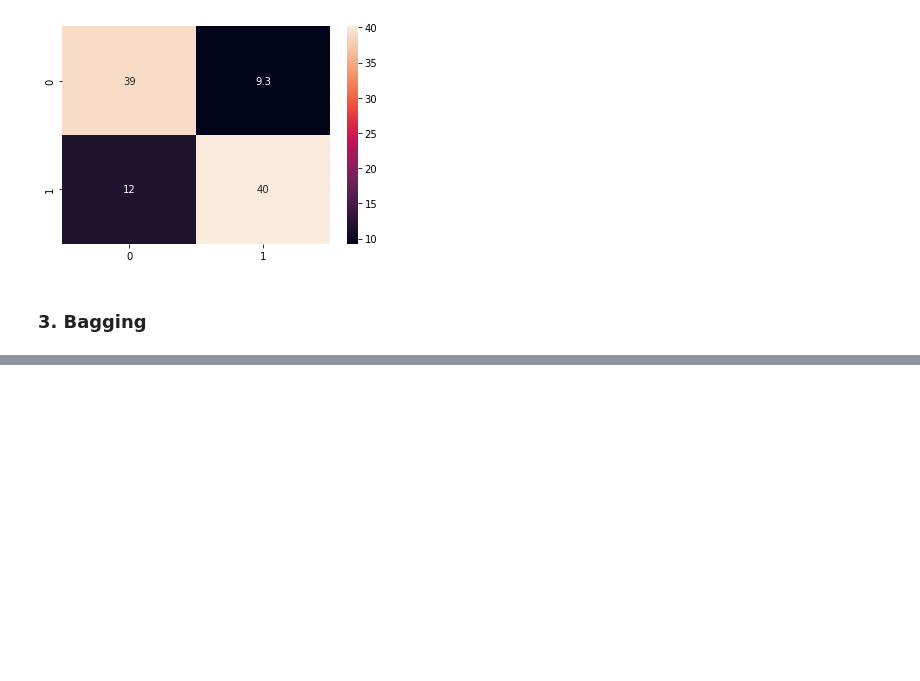
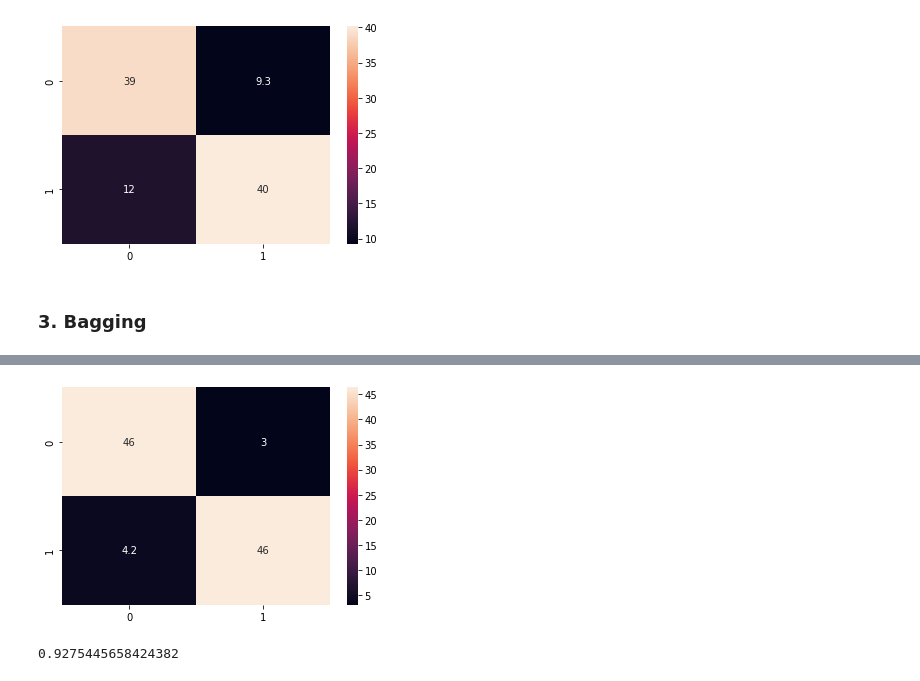
Before and after one commit to JuanFeA98/ML_Projects, a Jupyter notebook: 01.Spaceship_Titanic/Spaceship_Titanic.ipynb, the cells around one changed output, grey strips where cells are left out. Saved outputs shown, nothing was run; the diff lists cells and outputs as text; code cells hidden in the pictures; blank space fills up the shorter version.

```diff
--- a/01.Spaceship_Titanic/Spaceship_Titanic.ipynb
+++ b/01.Spaceship_Titanic/Spaceship_Titanic.ipynb
@@ -431,0 +478,3 @@ plt.show()
+# %%
+random_forest_0.fit(X_0_train, y_0_train)
+random_forest_1.fit(X_1_train, y_1_train)
@@ -431,0 +508,12 @@ plt.show()
+# %%
+X_test.reset_index(drop = True, inplace=True)
+# %%
+for i in range(X_test.shape[0]):
+    if X_test.iloc[i, 0] == 0:
+        prediction = random_forest_0.predict(X_test.loc[i:i])[0]
+        resultados.append(prediction)
+    elif X_test.iloc[i, 0] == 1:
+        prediction = random_forest_1.predict(X_test.loc[i:i])[0]
+        resultados.append(prediction)
+# %%
+y_test_final = np.array(resultados)
@@ -431,0 +531,5 @@ plt.show()
+# %%
+sns.heatmap((confusion_matrix(y_test_final, y_test)/len(X_test))*100, annot=True)
+plt.show()
+# %% [output]
+[figure, added]
@@ -431,0 +538,4 @@ plt.show()
+# %%
+accuracy
+# %% [output]
+0.9275445658424382
```
Also changed, not shown: parts of 28 cells of this notebook.
